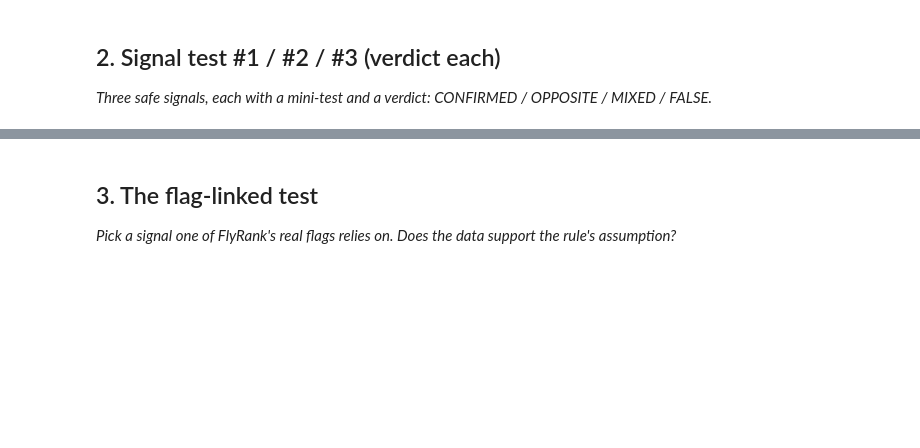
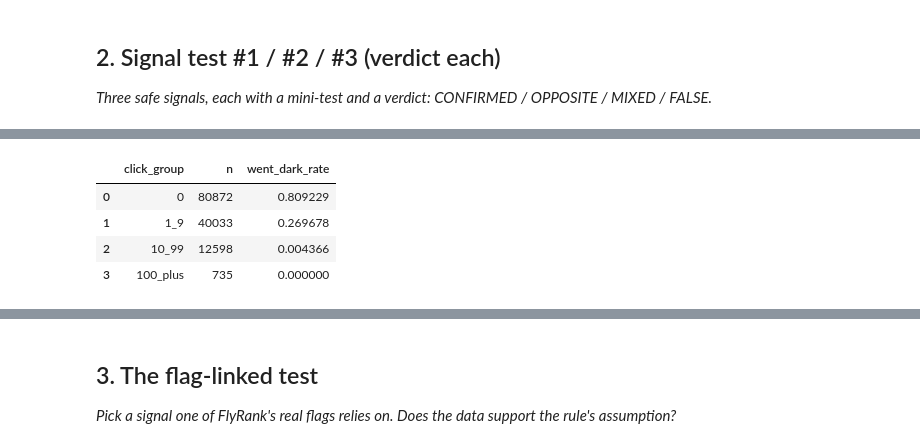
Before and after one commit to afreensumai64/ML-Internship, a Jupyter notebook: work/notebooks/w04_signal_audit.ipynb, the cells around one changed output, grey strips where cells are left out. Cells and saved outputs as stored; diff of their text form; code cells hidden in the pictures; blank space fills up the shorter version.

```diff
--- a/work/notebooks/w04_signal_audit.ipynb
+++ b/work/notebooks/w04_signal_audit.ipynb
@@ -22,0 +257,26 @@ This skeleton is yours to fill. Work the sections **in order** — each one has
+# %%
+# Signal test #3 — February clicks
+
+click_test = (
+    signal_df.assign(
+        click_group=pd.cut(
+            signal_df["gsc_clicks"],
+            bins=[-np.inf, 0, 9, 99, np.inf],
+            labels=["0", "1_9", "10_99", "100_plus"]
+        )
+    )
+    .groupby("click_group", observed=False)
+    .agg(
+        n=("went_dark", "size"),
+        went_dark_rate=("went_dark", "mean")
+    )
+    .reset_index()
+)
+
+display(click_test)
+# %% [output]
+|  | click_group | n | went_dark_rate |
+| 0 | 0 | 80872 | 0.809229 |
+| 1 | 1_9 | 40033 | 0.269678 |
+| 2 | 10_99 | 12598 | 0.004366 |
+| 3 | 100_plus | 735 | 0.000000 |
```
Also changed, not shown: parts of 22 cells of this notebook.
